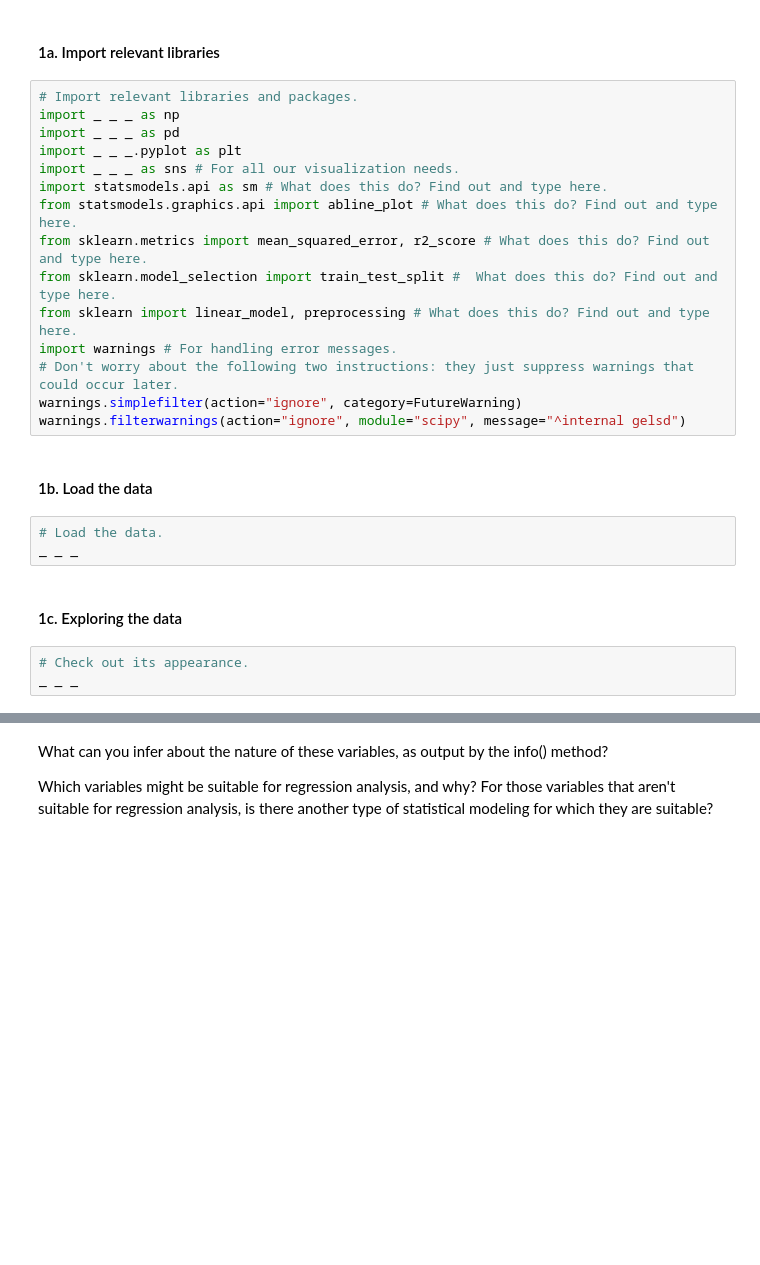
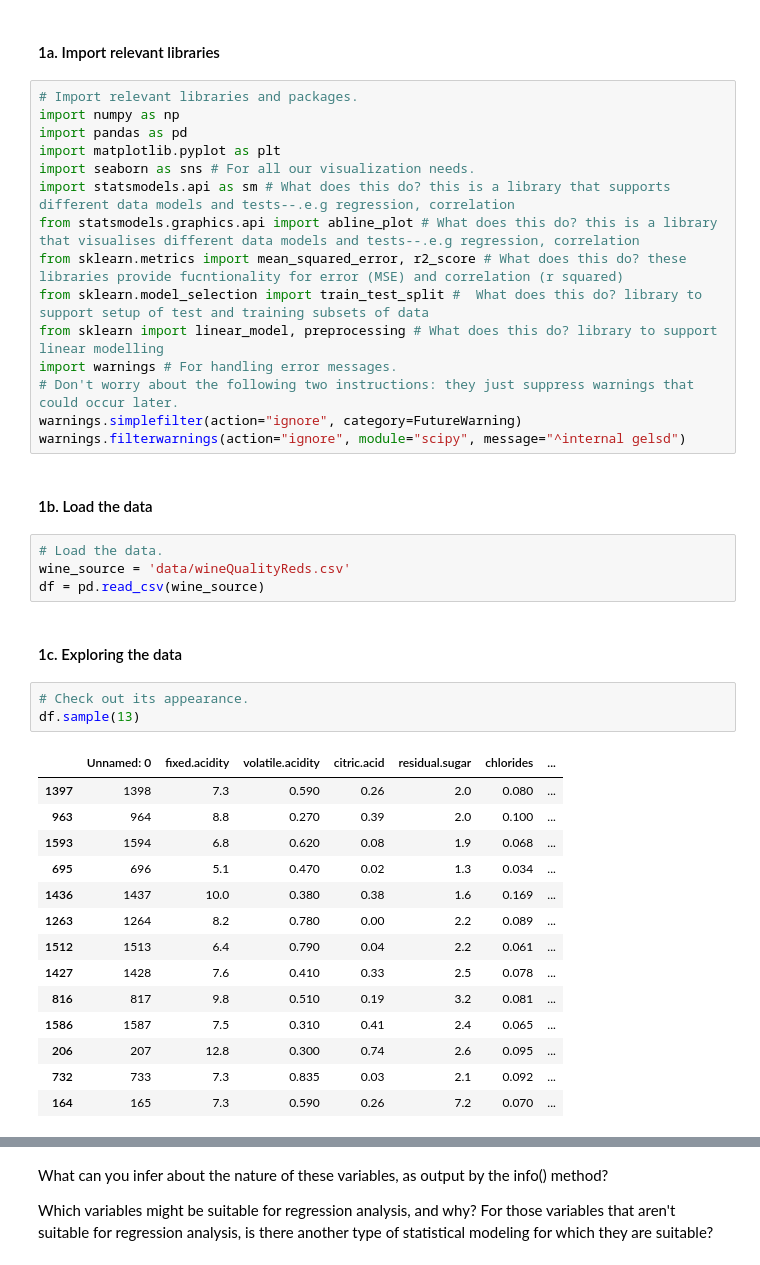
Before and after one commit to Khalif81/RedWinePrediction, a Jupyter notebook: Springboard Regression Case Study - the Red Wine Dataset - Tier 3_KhalifOliver.ipynb, the cells around one changed output, grey strips where cells are left out. Saved outputs shown, nothing was run; the diff lists cells and outputs as text; blank space fills up the shorter version.

```diff
--- a/Springboard Regression Case Study - the Red Wine Dataset - Tier 3_KhalifOliver.ipynb
+++ b/Springboard Regression Case Study - the Red Wine Dataset - Tier 3_KhalifOliver.ipynb
@@ -42,29 +42,45 @@ You're pretty familiar with the data science pipeline at this point. This projec
 #### 1a. Import relevant libraries
 # %%
 # Import relevant libraries and packages.
-import _ _ _ as np
-import _ _ _ as pd
-import _ _ _.pyplot as plt
-import _ _ _ as sns # For all our visualization needs.
-import statsmodels.api as sm # What does this do? Find out and type here.
-from statsmodels.graphics.api import abline_plot # What does this do? Find out and type here.
-from sklearn.metrics import mean_squared_error, r2_score # What does this do? Find out and type here.
-from sklearn.model_selection import train_test_split #  What does this do? Find out and type here.
-from sklearn import linear_model, preprocessing # What does this do? Find out and type here.
+import numpy as np
+import pandas as pd
+import matplotlib.pyplot as plt
+import seaborn as sns # For all our visualization needs.
+import statsmodels.api as sm # What does this do? this is a library that supports different data models and tests--.e.g regression, correlation
+from statsmodels.graphics.api import abline_plot # What does this do? this is a library that visualises different data models and tests--.e.g regression, correlation
+from sklearn.metrics import mean_squared_error, r2_score # What does this do? these libraries provide fucntionality for error (MSE) and correlation (r squared)
+from sklearn.model_selection import train_test_split #  What does this do? library to support setup of test and training subsets of data
+from sklearn import linear_model, preprocessing # What does this do? library to support linear modelling
 import warnings # For handling error messages.
 # Don't worry about the following two instructions: they just suppress warnings that could occur later.
 warnings.simplefilter(action="ignore", category=FutureWarning)
 warnings.filterwarnings(action="ignore", module="scipy", message="^internal gelsd")
 # %% [markdown]
 #### 1b. Load the data
-# %%
-# Load the data.
-_ _ _
+# %%
+# Load the data.
+wine_source = 'data/wineQualityReds.csv'
+df = pd.read_csv(wine_source)
 # %% [markdown]
 #### 1c. Exploring the data
 # %%
 # Check out its appearance.
-_ _ _
+df.sample(13)
+# %% [output]
+|  | Unnamed: 0 | fixed.acidity | volatile.acidity | citric.acid | residual.sugar | chlorides | ... |
+| 1397 | 1398 | 7.3 | 0.590 | 0.26 | 2.0 | 0.080 | ... |
+| 963 | 964 | 8.8 | 0.270 | 0.39 | 2.0 | 0.100 | ... |
+| 1593 | 1594 | 6.8 | 0.620 | 0.08 | 1.9 | 0.068 | ... |
+| 695 | 696 | 5.1 | 0.470 | 0.02 | 1.3 | 0.034 | ... |
+| 1436 | 1437 | 10.0 | 0.380 | 0.38 | 1.6 | 0.169 | ... |
+| 1263 | 1264 | 8.2 | 0.780 | 0.00 | 2.2 | 0.089 | ... |
+| 1512 | 1513 | 6.4 | 0.790 | 0.04 | 2.2 | 0.061 | ... |
+| 1427 | 1428 | 7.6 | 0.410 | 0.33 | 2.5 | 0.078 | ... |
+| 816 | 817 | 9.8 | 0.510 | 0.19 | 3.2 | 0.081 | ... |
+| 1586 | 1587 | 7.5 | 0.310 | 0.41 | 2.4 | 0.065 | ... |
+| 206 | 207 | 12.8 | 0.300 | 0.74 | 2.6 | 0.095 | ... |
+| 732 | 733 | 7.3 | 0.835 | 0.03 | 2.1 | 0.092 | ... |
+| 164 | 165 | 7.3 | 0.590 | 0.26 | 7.2 | 0.070 | ... |
 # %%
 # Another very useful method to call on a recently imported dataset is .info(). Call it here to get a good
 # overview of the data
```
Also changed, not shown: parts of 7 cells of this notebook.
